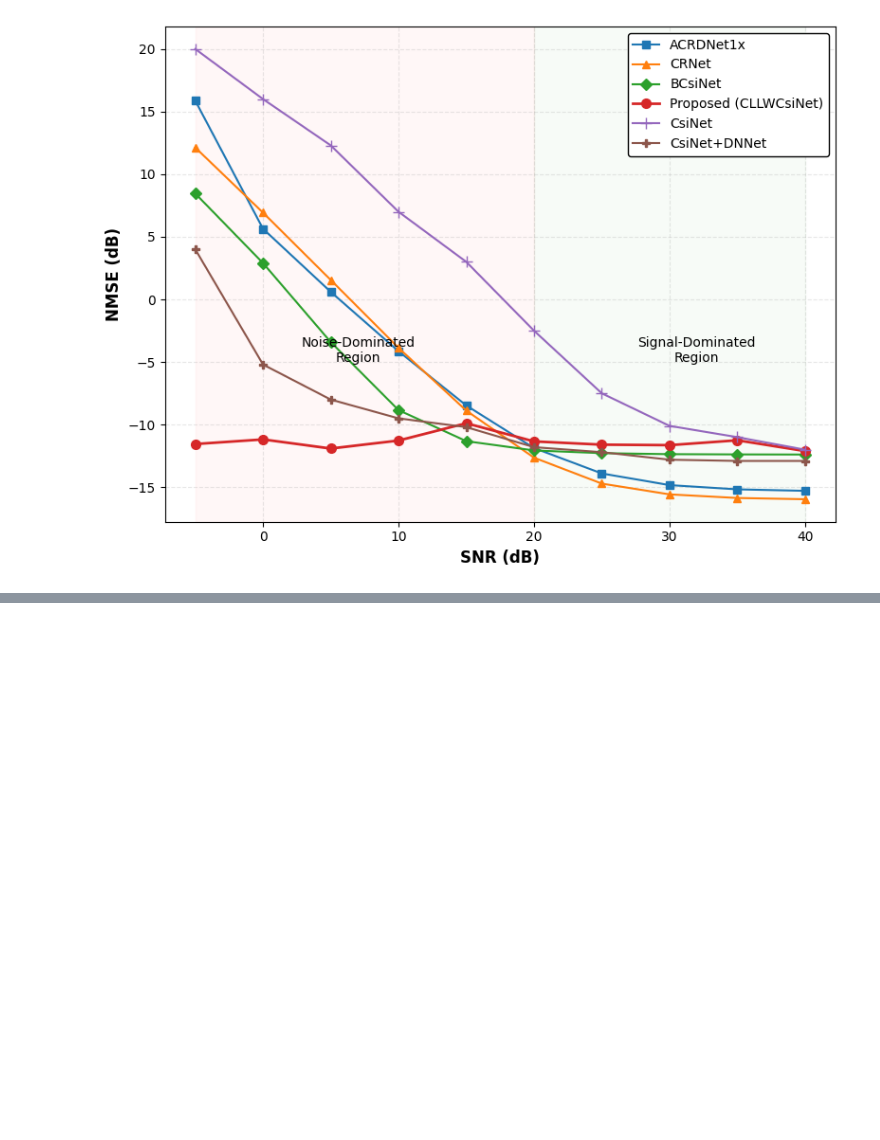
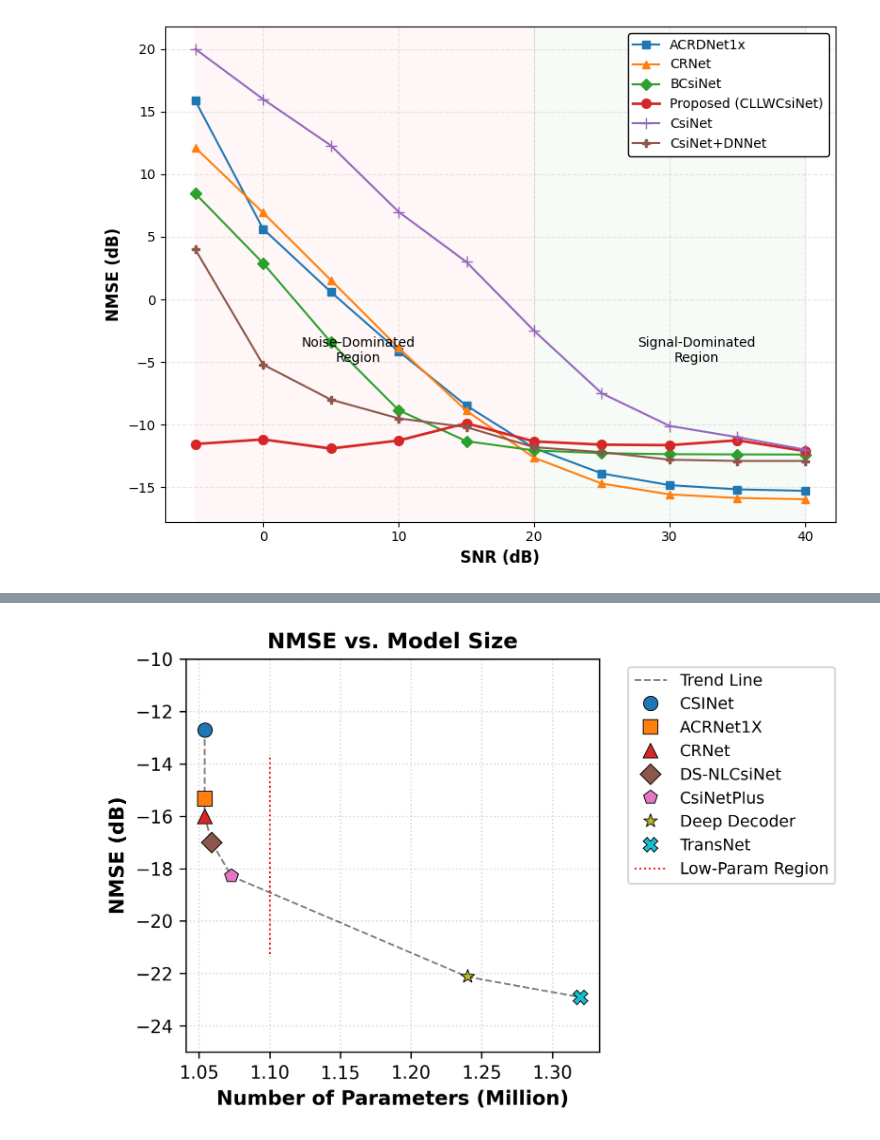
Before and after one commit to FardadAnsari/CLLWCsiNet, a Jupyter notebook: figures/noise-comparison.ipynb, the cells around one changed output, grey strips where cells are left out. Saved outputs shown, nothing was run; the diff lists cells and outputs as text; code cells hidden in the pictures; blank space fills up the shorter version.

```diff
--- a/figures/noise-comparison.ipynb
+++ b/figures/noise-comparison.ipynb
@@ -338,0 +540,51 @@ plt.show()
+# %%
+import matplotlib.pyplot as plt
+import numpy as np
+
+# Data
+num_parameters = [1.054, 1.054, 1.054, 1.059, 1.073, 1.24, 1.32]  # in millions
+nmse_values = [-12.70, -15.34, -16.01, -17, -18.29, -22.13, -22.91]
+architectures = ['CSINet', 'ACRNet1X', 'CRNet', 'DS-NLCsiNet', 'CsiNetPlus', 'Deep Decoder', 'TransNet']
+
+# IEEE Style Setup
+plt.rcParams['font.family'] = 'serif'
+plt.rcParams['font.serif'] = ['Times New Roman']
+plt.rcParams['axes.labelsize'] = 11
+plt.rcParams['axes.titlesize'] = 12
+plt.rcParams['xtick.labelsize'] = 10
+plt.rcParams['ytick.labelsize'] = 10
+plt.rcParams['legend.fontsize'] = 9
+
+# Create figure (6x4 inches for IEEE two-column)
+fig, ax = plt.subplots(figsize=(6, 4), dpi=300)
+
+# Main trend line (thin, dashed)
+ax.plot(num_parameters, nmse_values, 'k--', linewidth=1, alpha=0.5, label='Trend Line')
+
+# Individual points with unique markers/colors
+markers = ['o', 's', '^', 'D', 'p', '*', 'X']  # Distinct shapes for grayscale
+colors = plt.cm.tab10(np.linspace(0, 1, len(architectures)))  # Colorblind-friendly
+
+for i, (x, y, arch) in enumerate(zip(num_parameters, nmse_values, architectures)):
+    ax.plot(x, y, marker=markers[i], markersize=8, linestyle='None',
+            color=colors[i], label=arch, markeredgecolor='k', markeredgewidth=0.5)
+
+# Highlight low-parameter region (optional)
+ax.axvline(x=1.1, ymin=0.25, ymax=0.75, color='r', linestyle=':', linewidth=1,
+           label='Low-Param Region')
+
+# Labels and title
+ax.set_xlabel('Number of Parameters (Million)', fontweight='bold')
+ax.set_ylabel('NMSE (dB)', fontweight='bold')
+ax.set_title('NMSE vs. Model Size', fontweight='bold')
+ax.set_ylim(-25, -10)  # Focus on relevant NMSE range
+
+# Grid and legend
+ax.grid(True, linestyle=':', alpha=0.5)
+ax.legend(bbox_to_anchor=(1.05, 1), loc='upper left')  # Outside legend
+
+# Save (600 DPI for IEEE)
+plt.tight_layout()
+plt.savefig('nmse_vs_parameters.png', dpi=600, bbox_inches='tight')
+plt.show()
+# %% [output]
@@ -338,0 +608 @@ plt.show()
+[figure, added]
```
Also changed, not shown: parts of 4 cells of this notebook.
